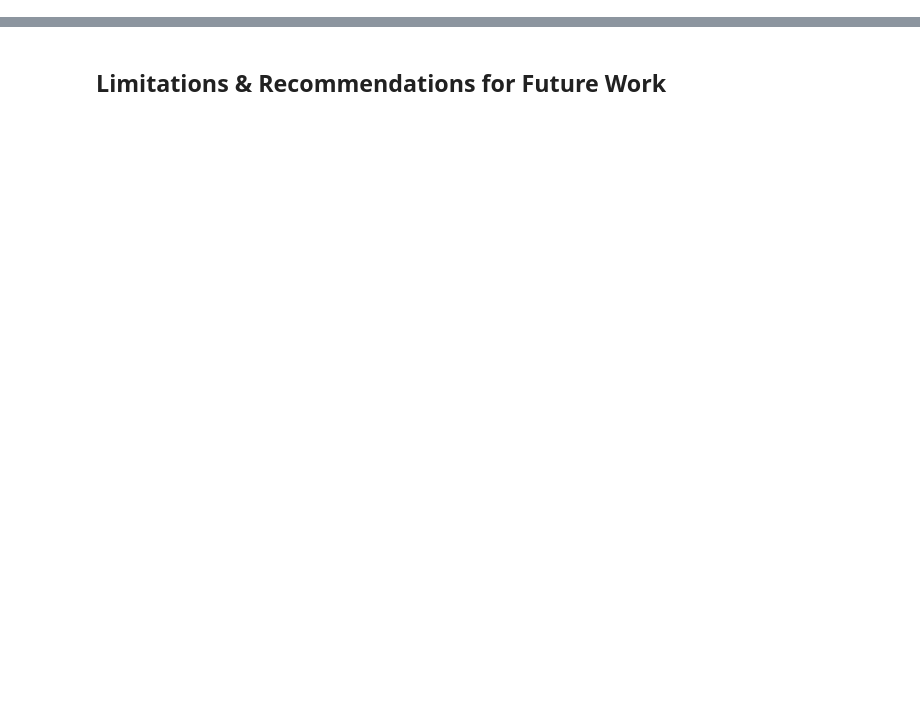
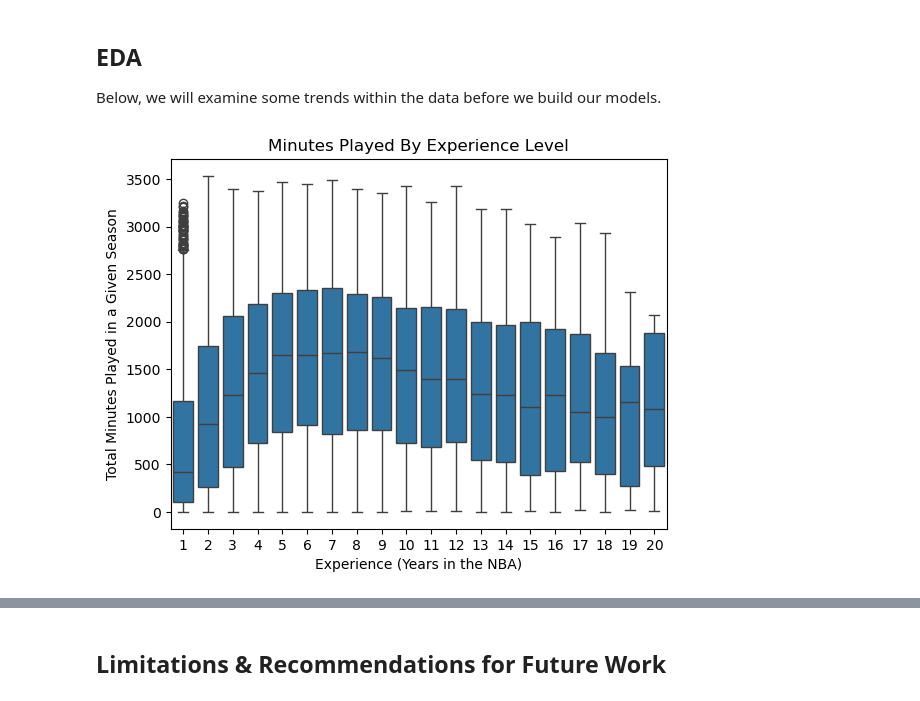
Before and after one commit to EvanStowell/DS3870_Final, a Jupyter notebook: Final_Group3.ipynb, the cells around one changed output, grey strips where cells are left out. Drawn from its saved outputs; the diff is of its cells as text; code cells hidden in the pictures; blank space fills up the shorter version.

```diff
--- a/Final_Group3.ipynb
+++ b/Final_Group3.ipynb
@@ -339,0 +15,22 @@ all_nba.query("all_nba_team == '1T'")
+# %%
+# Import data & clean
+import numpy as np
+import pandas as pd
+import matplotlib.pyplot as plt
+import plotly.express as px
+import seaborn as sns
+from sklearn.model_selection import train_test_split, KFold, GridSearchCV, RandomizedSearchCV
+from sklearn import tree, ensemble
+from sklearn.linear_model import LogisticRegression
+from sklearn.metrics import accuracy_score
+from xgboost import XGBRegressor
+from matplotlib.ticker import PercentFormatter
+# load in data
+end_of_season_teams = pd.read_csv('nba_data/End of Season Teams (Voting).csv')
+player_awards = pd.read_csv('nba_data/Player Award Shares.csv')
+player_career = pd.read_csv('nba_data/Player Career Info.csv')
+player_season = pd.read_csv('nba_data/Player Season Info.csv')
+player_shooting = pd.read_csv('nba_data/Player Shooting.csv')
+player_totals = pd.read_csv('nba_data/Player Totals.csv')
+team_summary = pd.read_csv('nba_data/Team Summaries.csv')
+player_per_game = pd.read_csv('nba_data/Player Per Game.csv')
@@ -339,0 +225,14 @@ all_nba.query("all_nba_team == '1T'")
+# %% [markdown]
+## EDA
+Below, we will examine some trends within the data before we build our models.
+# %%
+# EDA
+# Player Experience
+nba2 = nba.query("experience <= 20")
+sns.boxplot(data=nba2, x='experience', y='minutes_played')
+plt.xlabel('Experience (Years in the NBA)')
+plt.ylabel('Total Minutes Played in a Given Season')
+plt.title('Minutes Played By Experience Level')
+plt.show();
+# %% [output]
+[figure, added]
```
Also changed, not shown: parts of 108 cells of this notebook.
